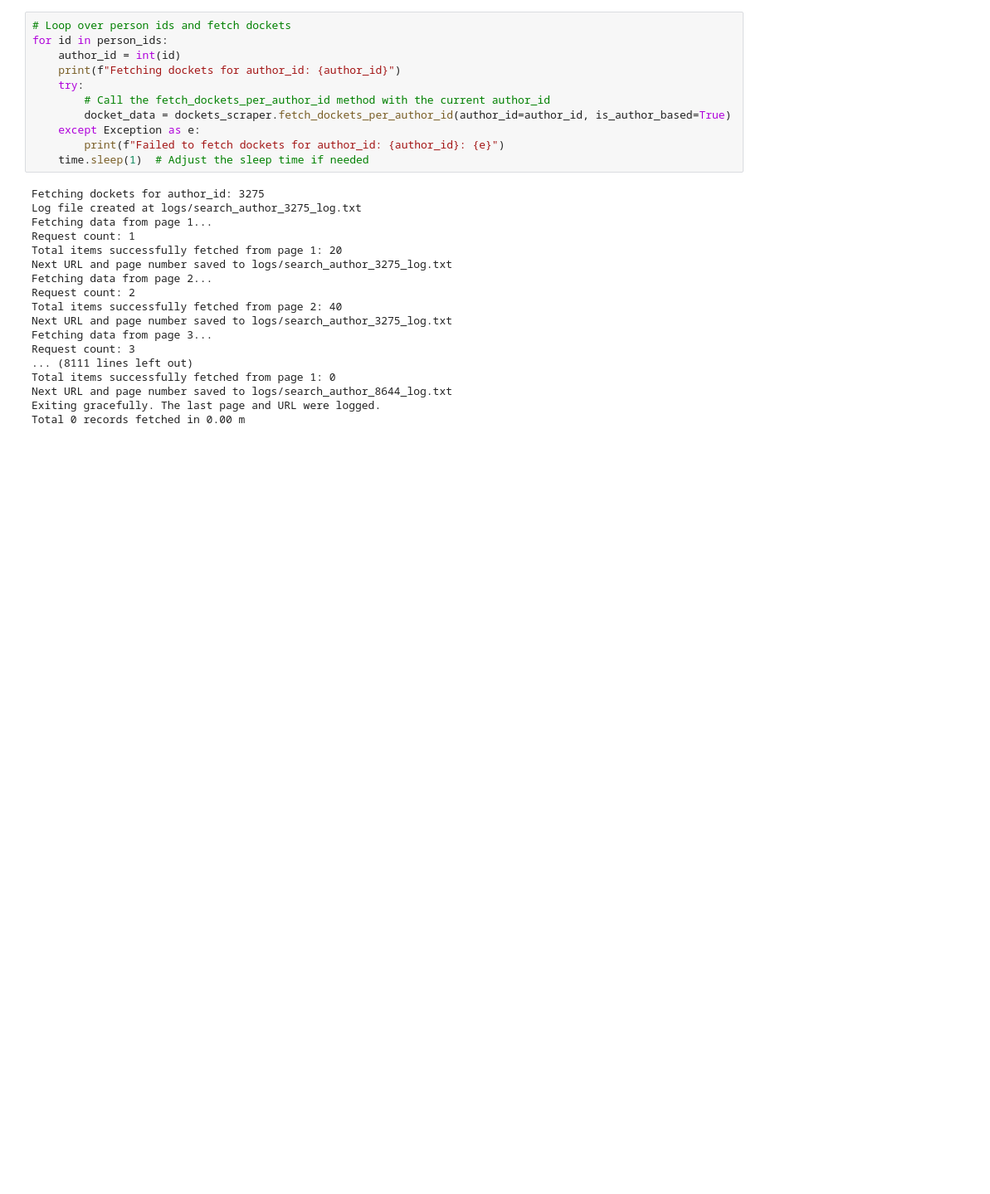
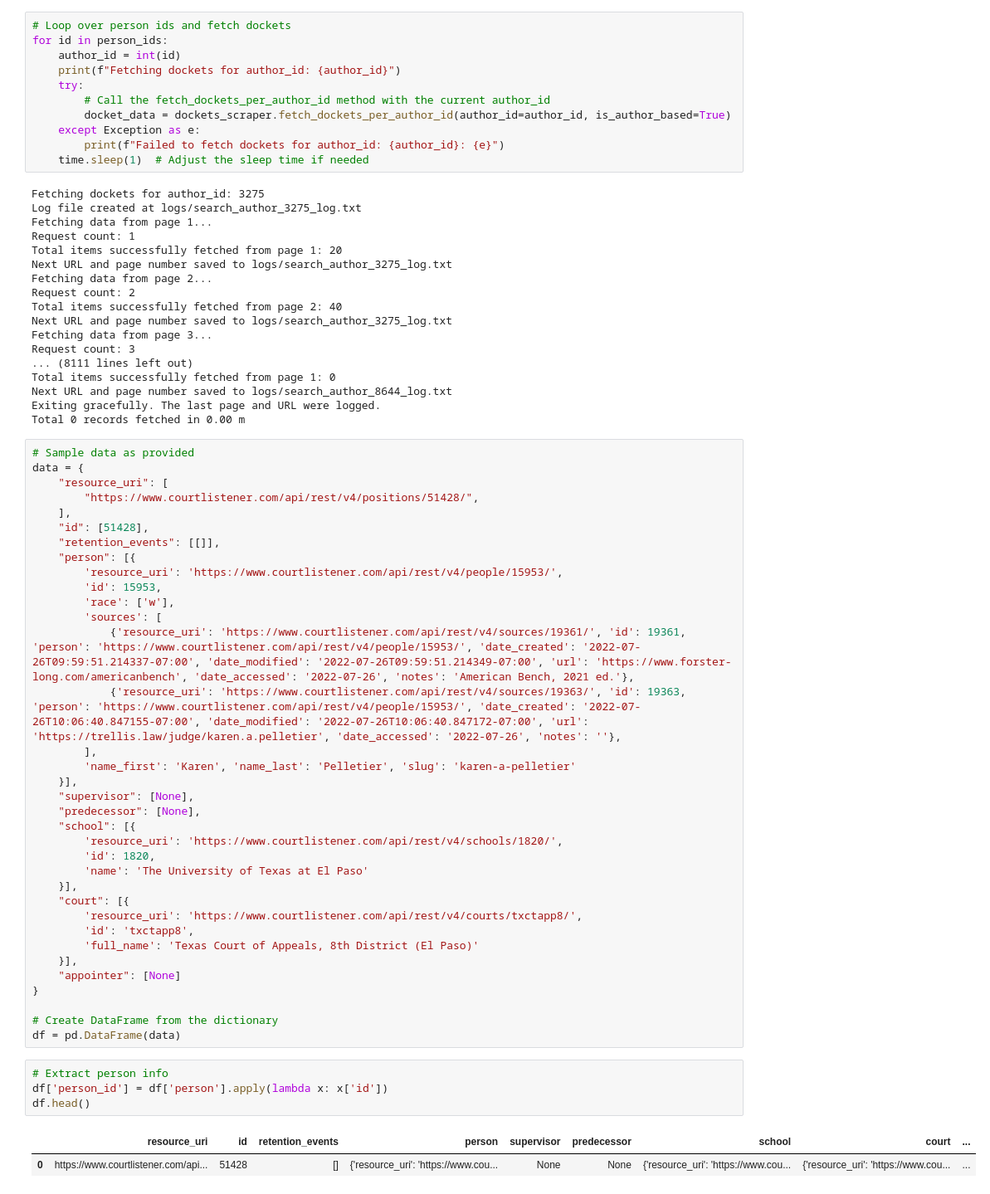
Before and after one commit to eshanprashar/judges-conflicts, a Jupyter notebook: scripts/extraction/cl_scraper_examples.ipynb, the cells around one changed output. Shown at 83% size. Saved outputs shown, nothing was run; the diff lists cells and outputs as text; blank space fills up the shorter version.

Commit message:
sampled judges for prelim analysis

```diff
--- a/scripts/extraction/cl_scraper_examples.ipynb
+++ b/scripts/extraction/cl_scraper_examples.ipynb
@@ -111,3 +120,45 @@ Total items successfully fetched from page 1: 0
 Next URL and page number saved to logs/search_author_8644_log.txt
 Exiting gracefully. The last page and URL were logged.
 Total 0 records fetched in 0.00 m
+# %%
+# Sample data as provided
+data = {
+    "resource_uri": [
+        "https://www.courtlistener.com/api/rest/v4/positions/51428/",
+    ],
+    "id": [51428],
+    "retention_events": [[]],
+    "person": [{
+        'resource_uri': 'https://www.courtlistener.com/api/rest/v4/people/15953/',
+        'id': 15953,
+        'race': ['w'],
+        'sources': [
+            {'resource_uri': 'https://www.courtlistener.com/api/rest/v4/sources/19361/', 'id': 19361, 'person': 'https://www.courtlistener.com/api/rest/v4/people/15953/', 'date_created': '2022-07-26T09:59:51.214337-07:00', 'date_modified': '2022-07-26T09:59:51.214349-07:00', 'url': 'https://www.forster-long.com/americanbench', 'date_accessed': '2022-07-26', 'notes': 'American Bench, 2021 ed.'},
+            {'resource_uri': 'https://www.courtlistener.com/api/rest/v4/sources/19363/', 'id': 19363, 'person': 'https://www.courtlistener.com/api/rest/v4/people/15953/', 'date_created': '2022-07-26T10:06:40.847155-07:00', 'date_modified': '2022-07-26T10:06:40.847172-07:00', 'url': 'https://trellis.law/judge/karen.a.pelletier', 'date_accessed': '2022-07-26', 'notes': ''},
+        ],
+        'name_first': 'Karen', 'name_last': 'Pelletier', 'slug': 'karen-a-pelletier'
+    }],
+    "supervisor": [None],
+    "predecessor": [None],
+    "school": [{
+        'resource_uri': 'https://www.courtlistener.com/api/rest/v4/schools/1820/',
+        'id': 1820,
+        'name': 'The University of Texas at El Paso'
+    }],
+    "court": [{
+        'resource_uri': 'https://www.courtlistener.com/api/rest/v4/courts/txctapp8/',
+        'id': 'txctapp8',
+        'full_name': 'Texas Court of Appeals, 8th District (El Paso)'
+    }],
+    "appointer": [None]
+}
+
+# Create DataFrame from the dictionary
+df = pd.DataFrame(data)
+# %%
+# Extract person info
+df['person_id'] = df['person'].apply(lambda x: x['id'])
+df.head()
+# %% [output]
+|  | resource_uri | id | retention_events | person | supervisor | predecessor | school | court | ... |
+| 0 | https://www.courtlistener.com/api... | 51428 | [] | {'resource_uri': 'https://www.cou... | None | None | {'resource_uri': 'https://www.cou... | {'resource_uri': 'https://www.cou... | ... |
```
Also changed, not shown: parts of 3 cells of this notebook, 8 other files.
